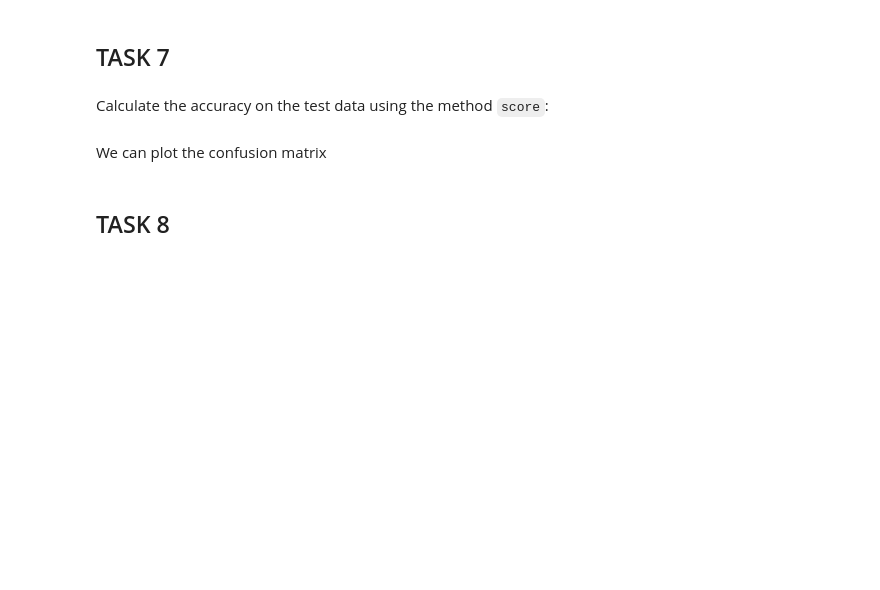
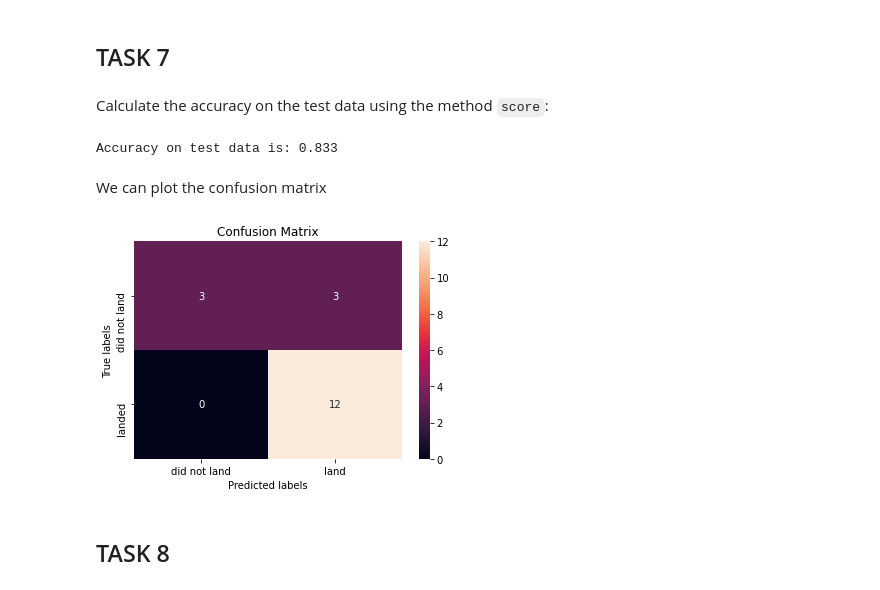
Before and after one commit to chuksoo/IBM-Data-Science-Capstone-SpaceX, a Jupyter notebook: Machine Learning Prediction.ipynb, the cells around one changed output. Cells and saved outputs as stored; diff of their text form; code cells hidden in the pictures; blank space fills up the shorter version.

```diff
--- a/Machine Learning Prediction.ipynb
+++ b/Machine Learning Prediction.ipynb
@@ -149,8 +209,21 @@ Examining the confusion matrix, we see that logistic regression can distinguish
 # %% [markdown]
 Create a support vector machine object then  create a  <code>GridSearchCV</code> object  <code>svm_cv</code> with cv - 10.  Fit the object to find the best parameters from the dictionary <code>parameters</code>.
 # %%
-parameters = {'kernel':('linear', 'rbf','poly','rbf', 'sigmoid'),
+# define hyperparameters to tune
+parameters_svm = {'kernel':('linear', 'rbf','poly','rbf', 'sigmoid'),
               'C': np.logspace(-3, 3, 5),
               'gamma':np.logspace(-3, 3, 5)}
+
+# define the model
 svm = SVC()
+
+# define the grid search object
+grid_search_svm = GridSearchCV(
+    estimator = svm,
+    param_grid = parameters_svm,
+    scoring = 'accuracy',
+    cv = 10
+)
+# execute search
+svm_cv = grid_search_svm.fit(X_train,Y_train)
 # %%
@@ -160,11 +236,17 @@ print("accuracy :",svm_cv.best_score_)
 ## TASK  7
 # %% [markdown]
 Calculate the accuracy on the test data using the method <code>score</code>:
+# %%
+print('Accuracy on test data is: {:.3f}'.format(svm_cv.score(X_test, Y_test)))
+# %% [output]
+Accuracy on test data is: 0.833
 # %% [markdown]
 We can plot the confusion matrix
 # %%
-yhat=svm_cv.predict(X_test)
-plot_confusion_matrix(Y_test,yhat)
+yhat_svm = svm_cv.predict(X_test)
+plot_confusion_matrix(Y_test, yhat_svm)
+# %% [output]
+[figure, added]
 # %% [markdown]
 ## TASK  8
 # %% [markdown]
```
Also changed, not shown: parts of 24 cells of this notebook.
